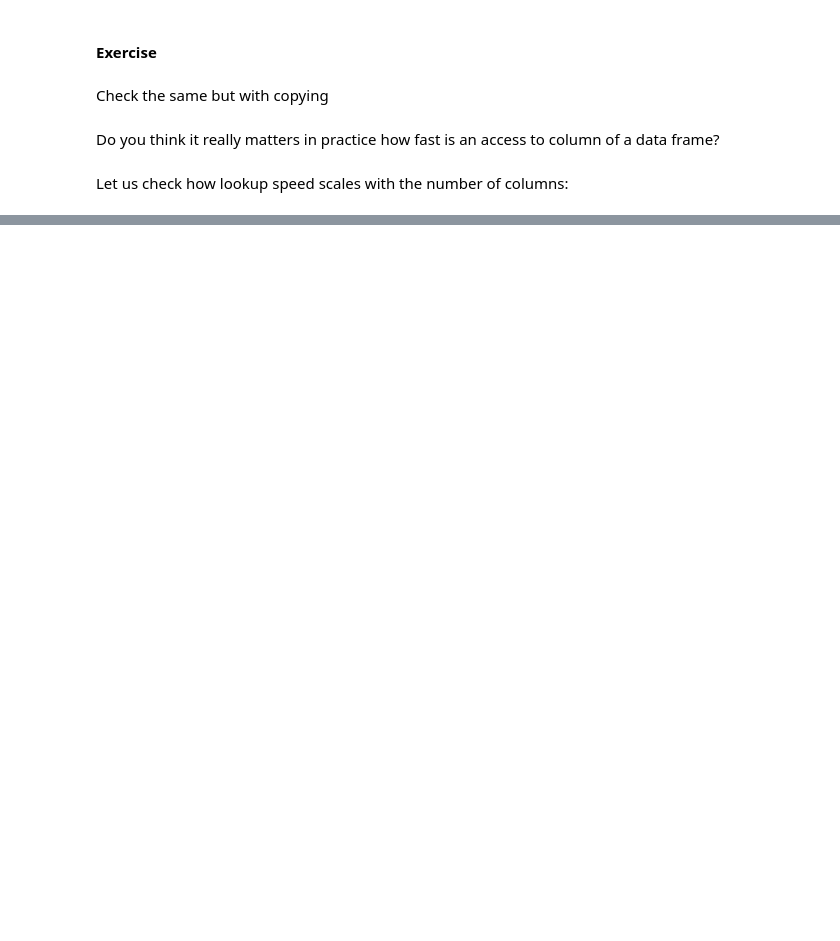
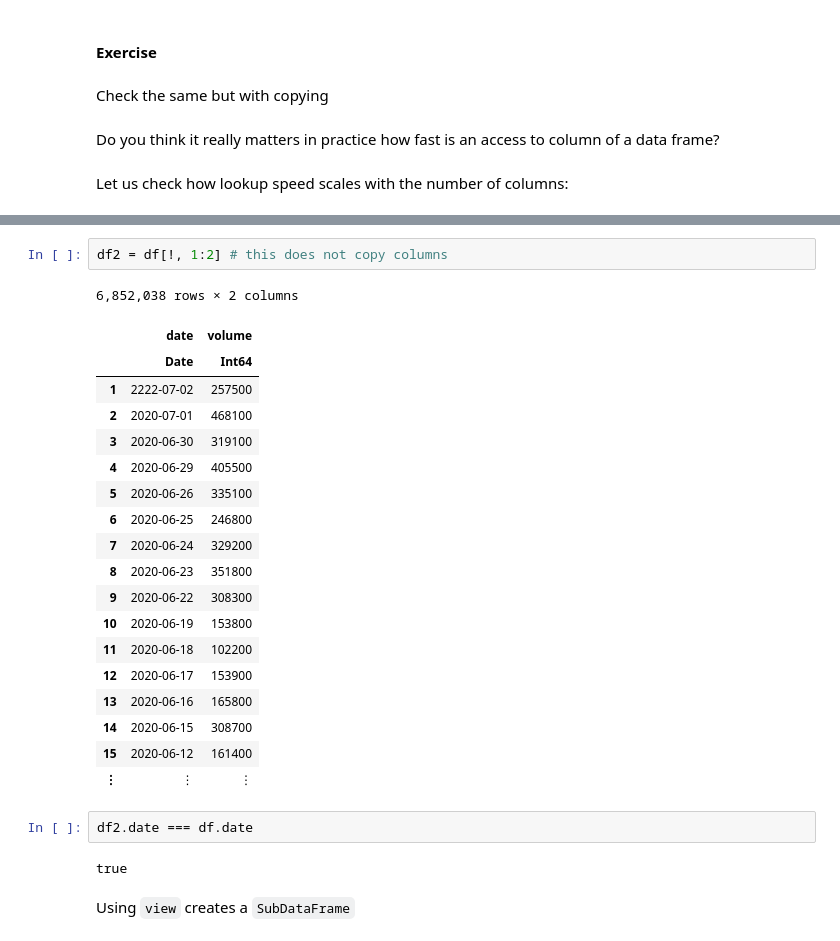
Before and after one commit to bkamins/JuliaCon2020-DataFrames-Tutorial, a Jupyter notebook: indexing_part1_introduction.ipynb, the cells around one changed output, grey strips where cells are left out. Cells and saved outputs as stored; diff of their text form; blank space fills up the shorter version.

```diff
--- a/indexing_part1_introduction.ipynb
+++ b/indexing_part1_introduction.ipynb
@@ -138,0 +295,28 @@ Let us check how lookup speed scales with the number of columns:
+# %%
+df2 = df[!, 1:2] # this does not copy columns
+# %% [output]
+6,852,038 rows × 2 columns
+|  | date | volume |
+|  | Date | Int64 |
+| 1 | 2222-07-02 | 257500 |
+| 2 | 2020-07-01 | 468100 |
+| 3 | 2020-06-30 | 319100 |
+| 4 | 2020-06-29 | 405500 |
+| 5 | 2020-06-26 | 335100 |
+| 6 | 2020-06-25 | 246800 |
+| 7 | 2020-06-24 | 329200 |
+| 8 | 2020-06-23 | 351800 |
+| 9 | 2020-06-22 | 308300 |
+| 10 | 2020-06-19 | 153800 |
+| 11 | 2020-06-18 | 102200 |
+| 12 | 2020-06-17 | 153900 |
+| 13 | 2020-06-16 | 165800 |
+| 14 | 2020-06-15 | 308700 |
+| 15 | 2020-06-12 | 161400 |
+| ⋮ | ⋮ | ⋮ |
+# %%
+df2.date === df.date
+# %% [output]
+true
+# %% [markdown]
+Using `view` creates a `SubDataFrame`
```
Also changed, not shown: parts of 61 cells of this notebook.
